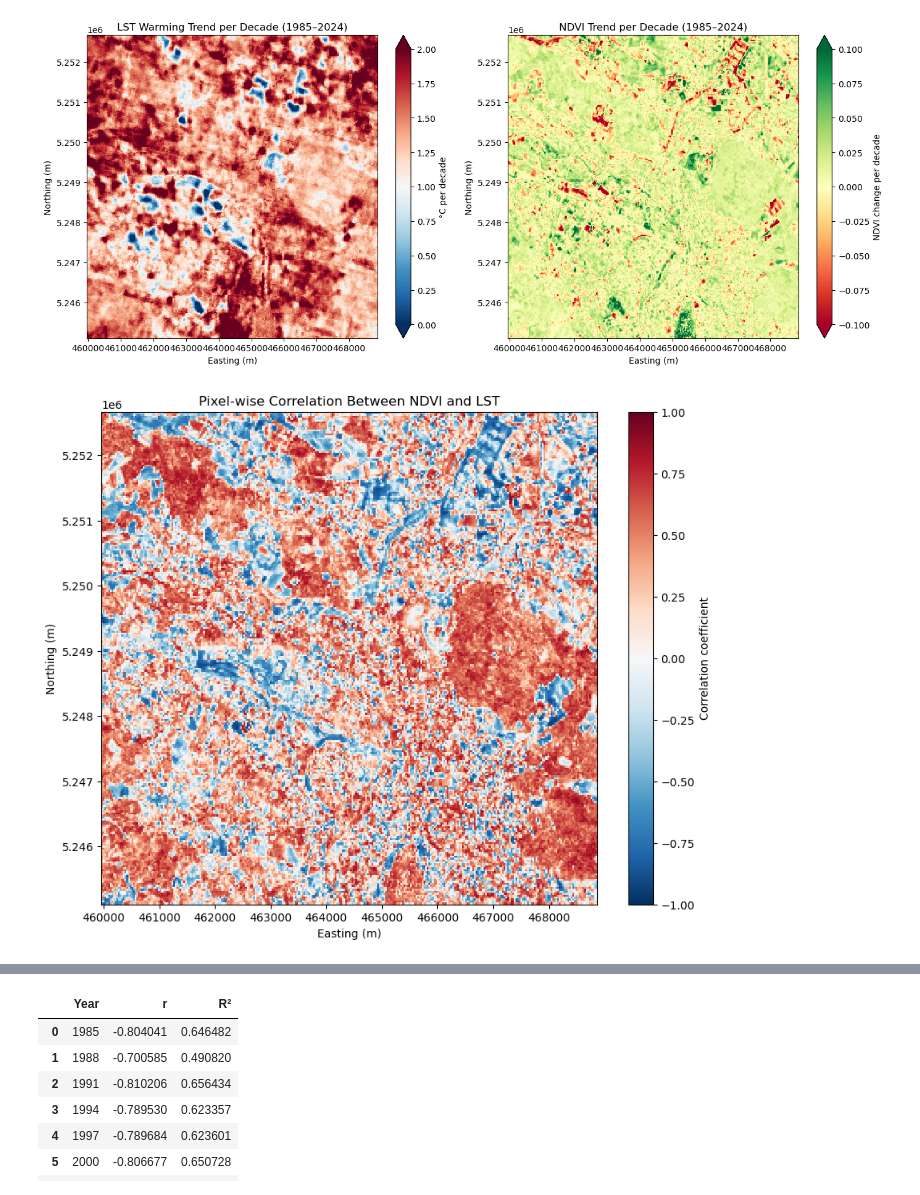
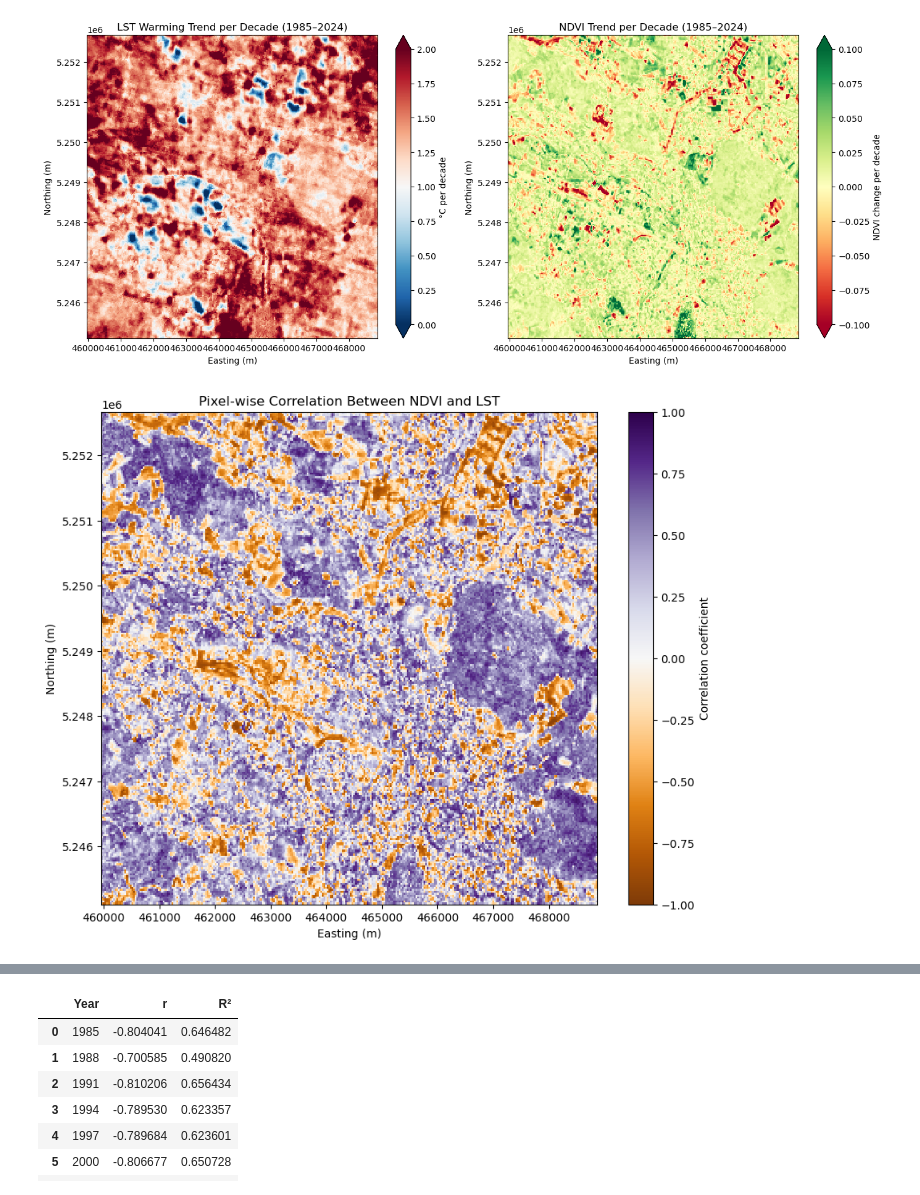
Before and after one commit to luaskyemar/Urban-Heat-Analysis, a Jupyter notebook: notebooks/urban_heat_analysis.ipynb, the cells around one changed output, grey strips where cells are left out. Cells and saved outputs as stored; diff of their text form; code cells hidden in the pictures.

```diff
--- a/notebooks/urban_heat_analysis.ipynb
+++ b/notebooks/urban_heat_analysis.ipynb
@@ -449,20 +445,20 @@ corr_map = xr.corr(
     dim="time"
 )
 # %%
-#VISUALIZE CORRELATION MAP
+# VISUALIZE CORRELATION MAP
 m = corr_map.plot(
     figsize=(10,8),
-    cmap="RdBu_r",
+    cmap="PuOr",
     vmin=-1,
     vmax=1
 )
 
 plt.title("Pixel-wise Correlation Between NDVI and LST")
 m.colorbar.set_label("Correlation coefficient")
 m.axes.set_xlabel("Easting (m)")
 m.axes.set_ylabel("Northing (m)")
 plt.savefig("../outputs/correlation_map.png", dpi=300, bbox_inches="tight")
 plt.show()
 # %% [output]
-[figure, old version]
+[figure, new version]
 # %%
```
Also changed, not shown: parts of 18 cells of this notebook, 9 other files.
